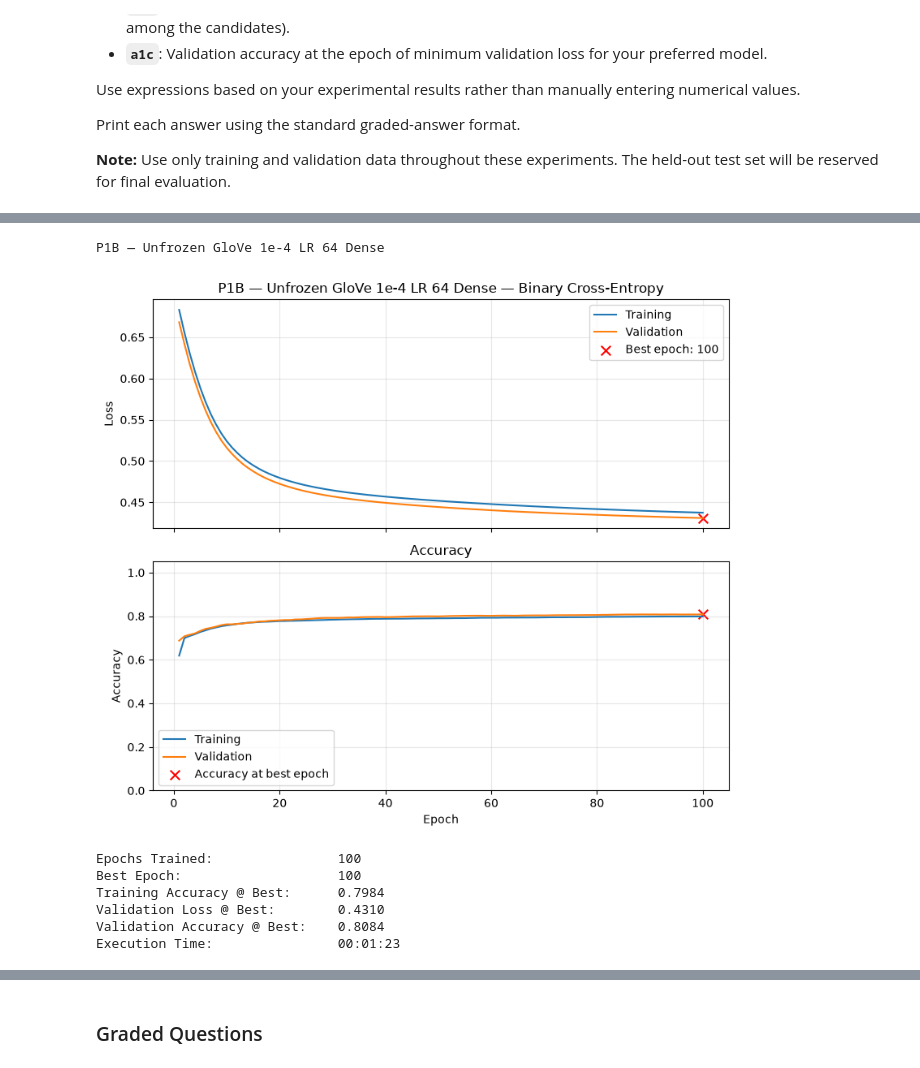
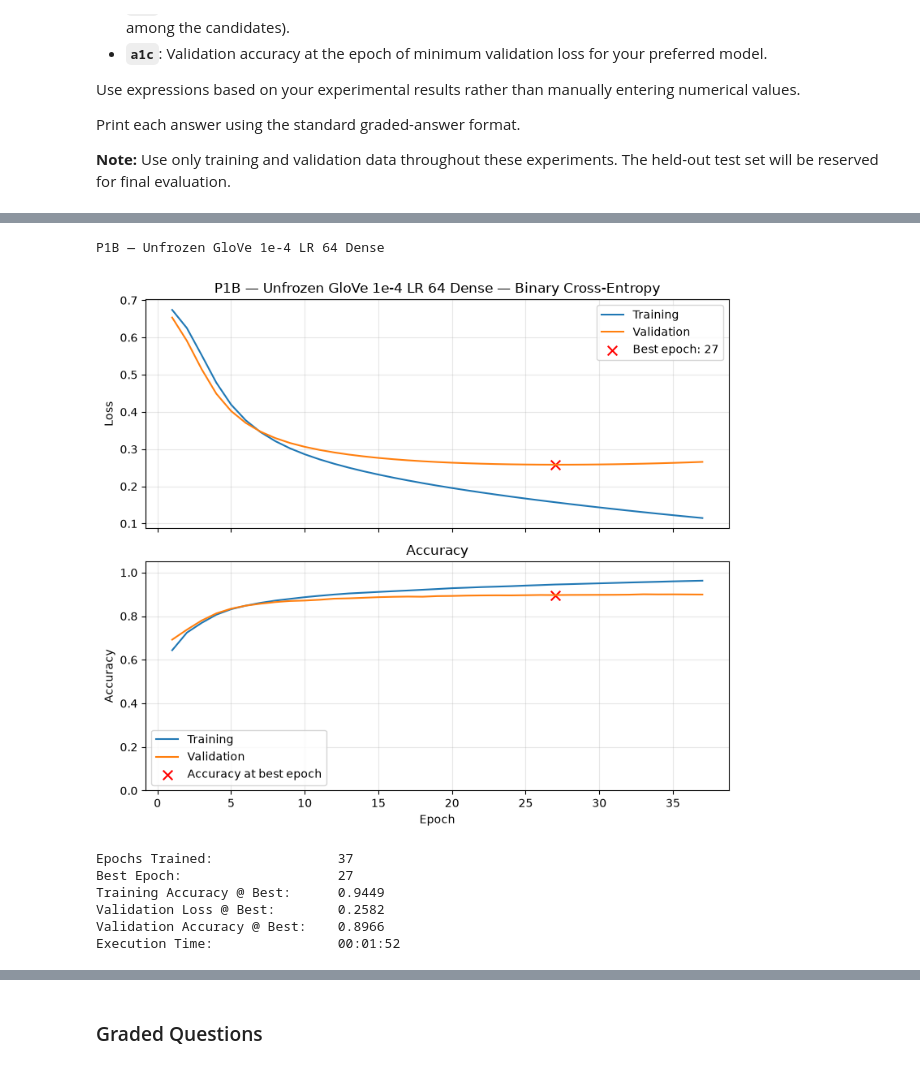
Before and after one commit to calebhadley1/Advanced_ML_and_AI_Coursework, a Jupyter notebook: Homework_07.ipynb, the cells around one changed output, grey strips where cells are left out. Drawn from its saved outputs; the diff is of its cells as text; code cells hidden in the pictures.

```diff
--- a/Homework_07.ipynb
+++ b/Homework_07.ipynb
@@ -285,7 +285,7 @@ We will use the same split throughout the homework so that experiments with diff
 # Load and preprocess the IMDB dataset
 # ============================================================
 
-training_vocabulary_size = 10_000       # <-----
+training_vocabulary_size = 1_000       # <-----
 max_text_length          = 500          # <-----
 DATA_FRACTION            = 1.0         # <----- 1.0 for final submission
 
@@ -615,7 +615,7 @@ The code also reports **GloVe coverage**: the percentage of vocabulary words for
 # Build GloVe embedding matrix
 # ============================================================
 
-embedding_dimension = 300                 # <-----
+embedding_dimension = 100                 # <-----
 
 word_index = imdb.get_word_index()
 
@@ -850,39 +850,39 @@ Execution Time:                00:01:24
 # %%
 p1b_dense_64_model = Sequential([
     Input(shape=(max_text_length,), dtype="int32"),
 
     Embedding(
         input_dim=training_vocabulary_size,
         output_dim=embedding_dimension,
         weights=[embedding_matrix],
         mask_zero=True,          # Exclude padding from pooling
-        trainable=False          # Freeze pretrained embeddings
+        trainable=True          # Freeze pretrained embeddings
     ),
 
     GlobalAveragePooling1D(),    # Average word embeddings
 
     Dense(64, activation="relu"),
 
     Dense(1, activation="sigmoid")
 ])
 
 p1b_dense_64_results = train_and_validate(
     p1b_dense_64_model,
     X_train, y_train,
     X_val, y_val,
     epochs = 100,
     lr_schedule=1e-4,
     title="P1B — Unfrozen GloVe 1e-4 LR 64 Dense"
 )
 # %% [output]
 P1B — Unfrozen GloVe 1e-4 LR 64 Dense
-[figure, old version]
+[figure, new version]
-Epochs Trained:                100
-Best Epoch:                    100
-Training Accuracy @ Best:      0.7984
-Validation Loss @ Best:        0.4310
-Validation Accuracy @ Best:    0.8084
-Execution Time:                00:01:23
+Epochs Trained:                37
+Best Epoch:                    27
+Training Accuracy @ Best:      0.9449
+Validation Loss @ Best:        0.2582
+Validation Accuracy @ Best:    0.8966
+Execution Time:                00:01:52
 # %%
 l2reg = regularizers.l2(1e-4)
 
```
Also changed, not shown: parts of 21 cells of this notebook.
